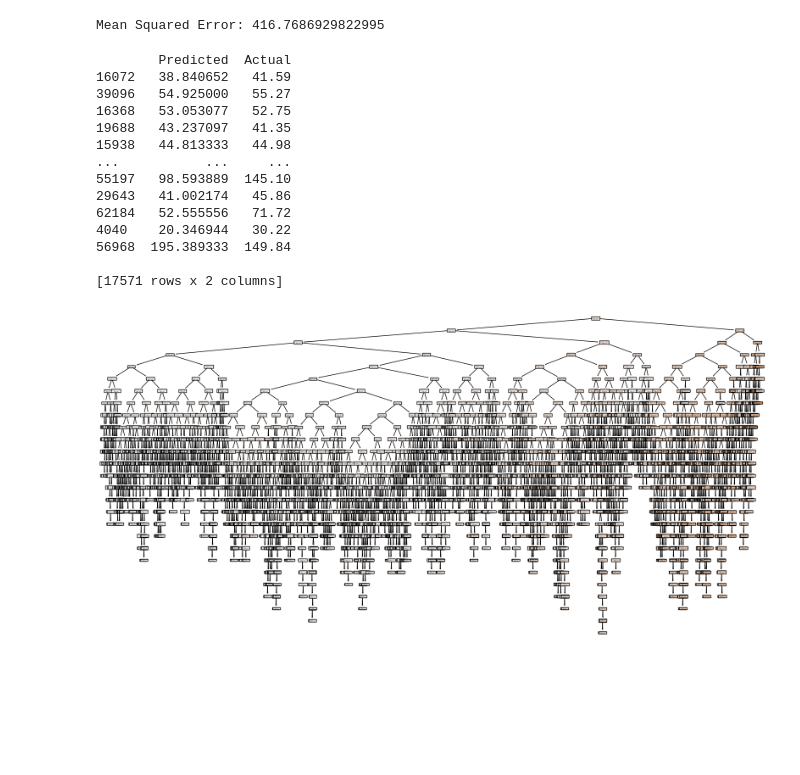
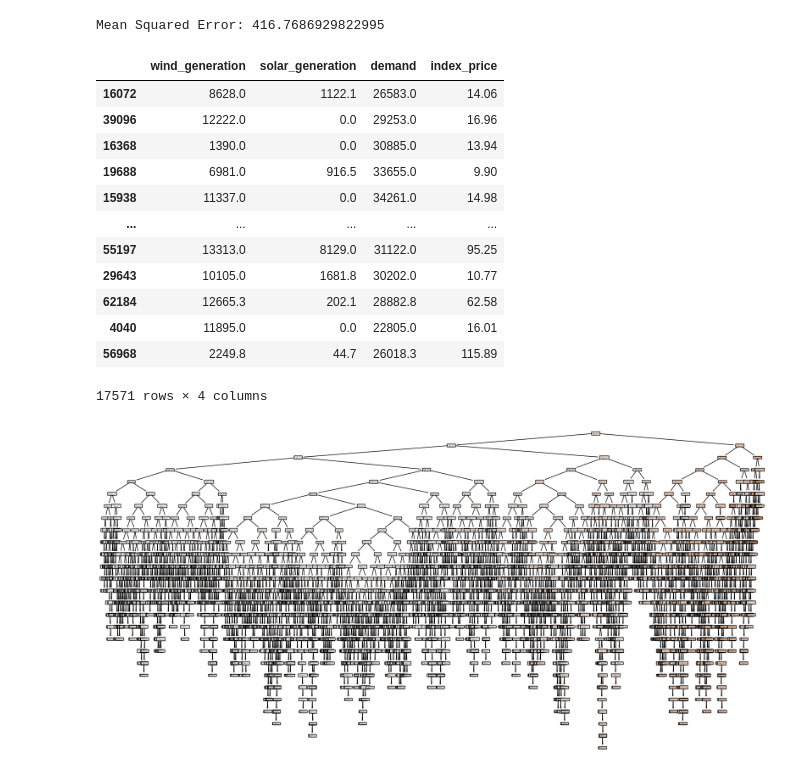
Before and after one commit to adebu/Day-Ahead-Market-Price-Forecast, a Jupyter notebook: price_analysis.ipynb, the cells around one changed output. Drawn from its saved outputs; the diff is of its cells as text; code cells hidden in the pictures; blank space fills up the shorter version.

```diff
--- a/price_analysis.ipynb
+++ b/price_analysis.ipynb
@@ -191,26 +191,25 @@ Mean Squared Error: 416.7686929822995
 # %%
 df_comparison = pd.DataFrame({
     'Predicted': pred_CART,  # Replace 'pred_reg' with your predicted values
     'Actual': y_test        # Replace 'y_test' with your actual values
 })
 
 # Display the DataFrame
-print(df_comparison)
+X_test
 # %% [output]
+|  | wind_generation | solar_generation | demand | index_price |
+| 16072 | 8628.0 | 1122.1 | 26583.0 | 14.06 |
+| 39096 | 12222.0 | 0.0 | 29253.0 | 16.96 |
+| 16368 | 1390.0 | 0.0 | 30885.0 | 13.94 |
+| 19688 | 6981.0 | 916.5 | 33655.0 | 9.90 |
+| 15938 | 11337.0 | 0.0 | 34261.0 | 14.98 |
+| ... | ... | ... | ... | ... |
+| 55197 | 13313.0 | 8129.0 | 31122.0 | 95.25 |
+| 29643 | 10105.0 | 1681.8 | 30202.0 | 10.77 |
+| 62184 | 12665.3 | 202.1 | 28882.8 | 62.58 |
+| 4040 | 11895.0 | 0.0 | 22805.0 | 16.01 |
+| 56968 | 2249.8 | 44.7 | 26018.3 | 115.89 |
-        Predicted  Actual
-16072   38.840652   41.59
-39096   54.925000   55.27
-16368   53.053077   52.75
-19688   43.237097   41.35
-15938   44.813333   44.98
-...           ...     ...
-55197   98.593889  145.10
-29643   41.002174   45.86
-62184   52.555556   71.72
-4040    20.346944   30.22
-56968  195.389333  149.84
-
-[17571 rows x 2 columns]
+17571 rows × 4 columns
 # %%
 from sklearn.tree import plot_tree
 import matplotlib.pyplot as plt
```
Also changed, not shown: parts of 1 cell of this notebook, 2 other files.
